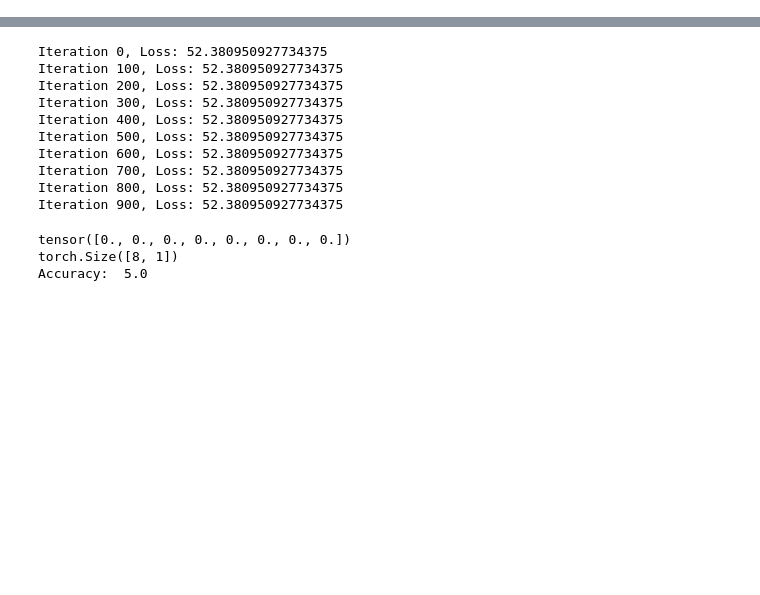
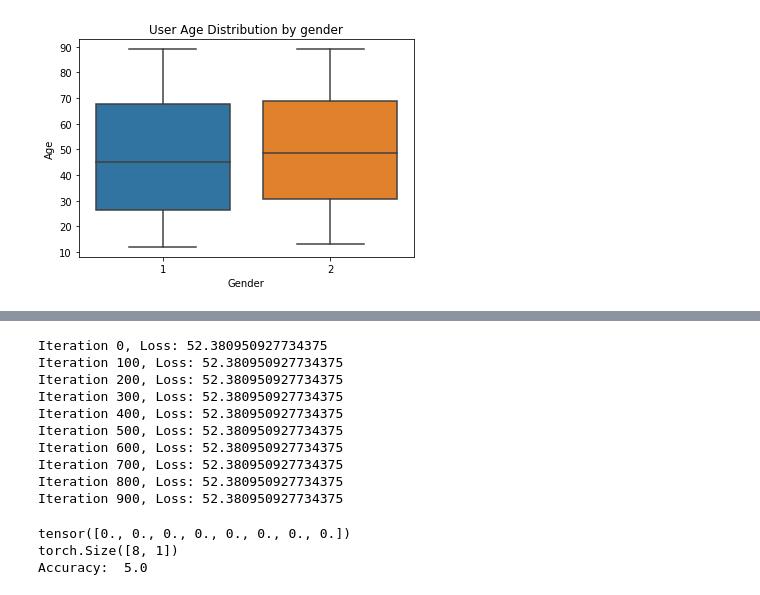
Before and after one commit to gggytan/Furiends, a Jupyter notebook: Furiends/models/ML/ML_model.ipynb, the cells around one changed output, grey strips where cells are left out. Cells and saved outputs as stored; diff of their text form; code cells hidden in the pictures; blank space fills up the shorter version.

Commit message:
Update ML_model.ipynb: Add data preprocessing code

```diff
--- a/Furiends/models/ML/ML_model.ipynb
+++ b/Furiends/models/ML/ML_model.ipynb
@@ -62,0 +19,4 @@ memory usage: 3.5 KB
+# %%
+# View all the files in the data folder;
+root_path = "C:\\Users\\Solar\\Furiends\\Furiends\\data\\raw\\Fake Data1"
+os.listdir(root_path)
@@ -62,0 +120,2 @@ memory usage: 3.5 KB
+# %%
+user_data["Zipcode"] = user_data["Address"].str.split(", ").str.get(-1).str.split(" ").str.get(-1).str[:5]
@@ -62,0 +136,10 @@ memory usage: 3.5 KB
+# %%
+# get the country name using zipcode
+geolocator = Nominatim(user_agent="geoapiExercises")
+def get_country(zipcode):
+    try:
+        country = geolocator.geocode(zipcode, language='en').address.split(',')[-1]
+        return country
+    except AttributeError:
+        return None
+user_data["Country"] = user_data.loc[:, "Zipcode"].apply(lambda x: get_country(x))
@@ -62,0 +162,16 @@ memory usage: 3.5 KB
+# %%
+def get_continent(col):
+    try:
+        col = col.strip()
+        cn_a2_code =  country_name_to_country_alpha2(col)
+    except:
+        cn_a2_code = 'Unknown'
+    try:
+        cn_continent = country_alpha2_to_continent_code(cn_a2_code)
+    except:
+        cn_continent = 'Unknown'
+    return (cn_a2_code, cn_continent)
+
+user_data = user_data.loc[user_data.loc[:,"Country"].str.isnumeric() == False]
+user_data["Country_abbrev"] = user_data.loc[:, "Country"].apply(lambda x: get_continent(x)[0])
+user_data["Continent"] = user_data.loc[:, "Country"].apply(lambda x: get_continent(x)[1])
@@ -62,0 +206,7 @@ memory usage: 3.5 KB
+# %%
+# View the data distribution
+sns.boxplot(data=user_data, y="Age", x="Gender")
+plt.title("User Age Distribution by gender")
+plt.show()
+# %% [output]
+[figure, added]
```
Also changed, not shown: parts of 20 cells of this notebook.
